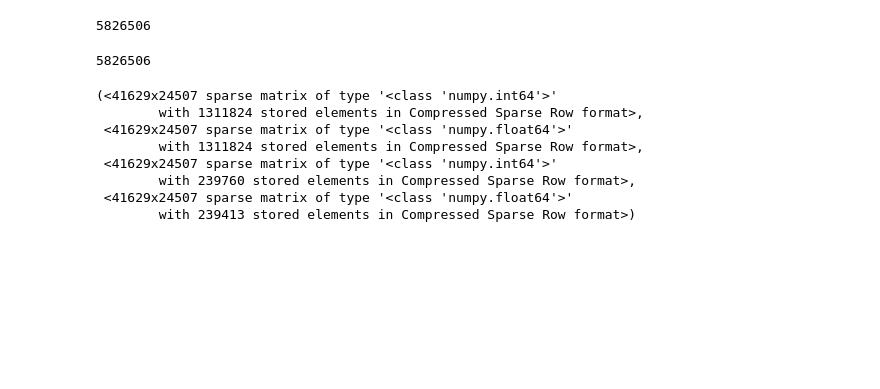
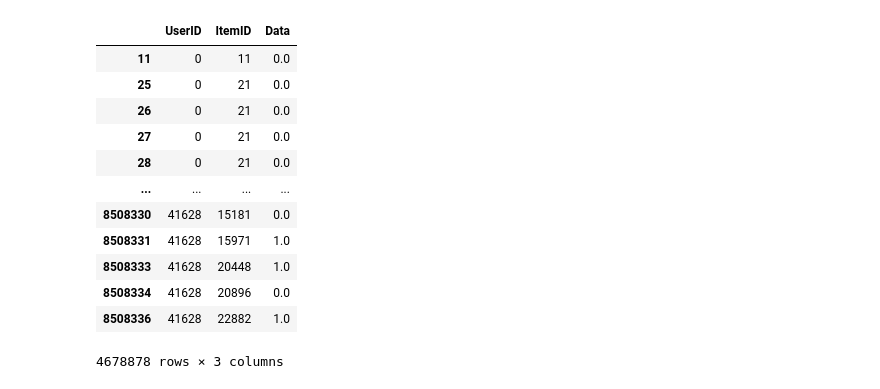
Before and after one commit to marcofasa/RecSys-Challenge-2022-Polimi, a Jupyter notebook: Utils/processer.ipynb, the cells around one changed output. Drawn from its saved outputs; the diff is of its cells as text; code cells hidden in the pictures; blank space fills up the shorter version.

```diff
--- a/Utils/processer.ipynb
+++ b/Utils/processer.ipynb
@@ -50,31 +0,0 @@ data_valid=pd.concat([URM_all_dataframe,data_train]).drop_duplicates(keep=False)
-# %%
-len(URM_all_dataframe2)
-# %% [output]
-5826506
-# %%
-len(URM_all_dataframe)
-# %% [output]
-5826506
-# %%
-import numpy as np
-import scipy.sparse as sps
-
-
-URM_train = sps.csr_matrix((data_train["Data"].values,
-                          (data_train["UserID"].values, data_train["ItemID"].values)))
-URM_train2 = sps.csr_matrix((data_train2["Data"].values,
-                          (data_train2["UserID"].values, data_train2["ItemID"].values)))
-URM_valid = sps.csr_matrix((data_valid["Data"].values,
-                             (data_valid["UserID"].values, data_valid["ItemID"].values)))
-URM_valid2 = sps.csr_matrix((data_valid2["Data"].values,
-                             (data_valid2["UserID"].values, data_valid2["ItemID"].values)))
-URM_train,URM_train2 ,URM_valid,URM_valid2
-# %% [output]
-(<41629x24507 sparse matrix of type '<class 'numpy.int64'>'
-        with 1311824 stored elements in Compressed Sparse Row format>,
- <41629x24507 sparse matrix of type '<class 'numpy.float64'>'
-        with 1311824 stored elements in Compressed Sparse Row format>,
- <41629x24507 sparse matrix of type '<class 'numpy.int64'>'
-        with 239760 stored elements in Compressed Sparse Row format>,
- <41629x24507 sparse matrix of type '<class 'numpy.float64'>'
-        with 239413 stored elements in Compressed Sparse Row format>)
@@ -80,0 +52,16 @@ URM_train,URM_train2 ,URM_valid,URM_valid2
+# %%
+data_train2
+# %% [output]
+|  | UserID | ItemID | Data |
+| 11 | 0 | 11 | 0.0 |
+| 25 | 0 | 21 | 0.0 |
+| 26 | 0 | 21 | 0.0 |
+| 27 | 0 | 21 | 0.0 |
+| 28 | 0 | 21 | 0.0 |
+| ... | ... | ... | ... |
+| 8508330 | 41628 | 15181 | 0.0 |
+| 8508331 | 41628 | 15971 | 1.0 |
+| 8508333 | 41628 | 20448 | 1.0 |
+| 8508334 | 41628 | 20896 | 0.0 |
+| 8508336 | 41628 | 22882 | 1.0 |
+4678878 rows × 3 columns
```
Also changed, not shown: parts of 17 cells of this notebook, 2 other files.
